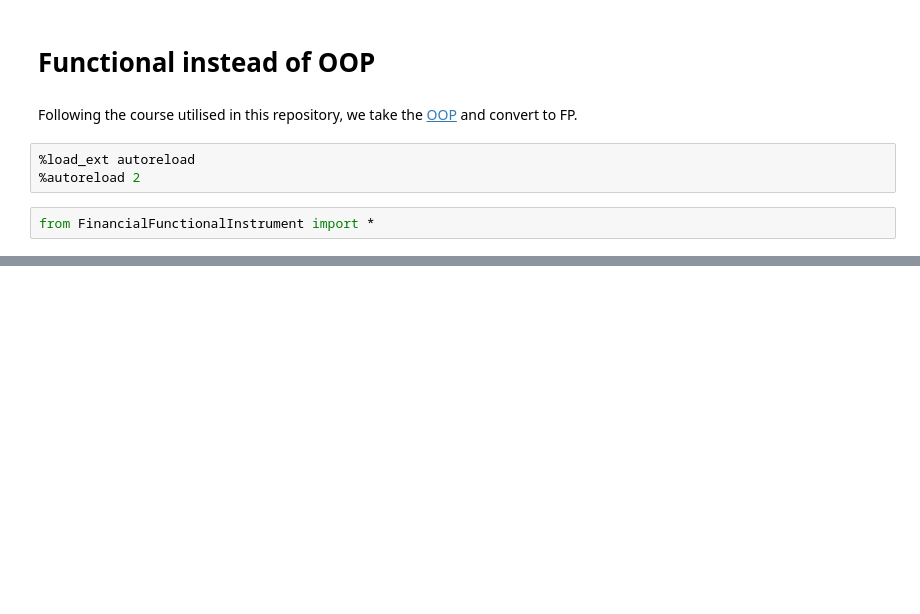
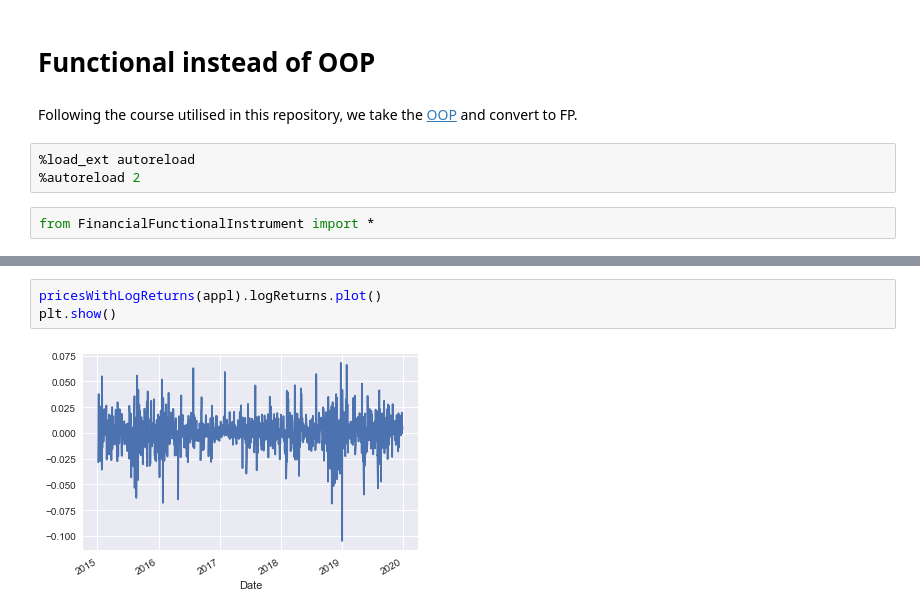
Before and after one commit to davidainslie/binance, a Jupyter notebook: src/functional-instead-of-oop.ipynb, the cells around one changed output, grey strips where cells are left out. Cells and saved outputs as stored; diff of their text form; blank space fills up the shorter version.

```diff
--- a/src/functional-instead-of-oop.ipynb
+++ b/src/functional-instead-of-oop.ipynb
@@ -44,0 +54,5 @@ logReturns(appl)
+# %%
+pricesWithLogReturns(appl).logReturns.plot()
+plt.show()
+# %% [output]
+[figure, added]
```
Also changed, not shown: parts of 7 cells of this notebook, 1 other file.
